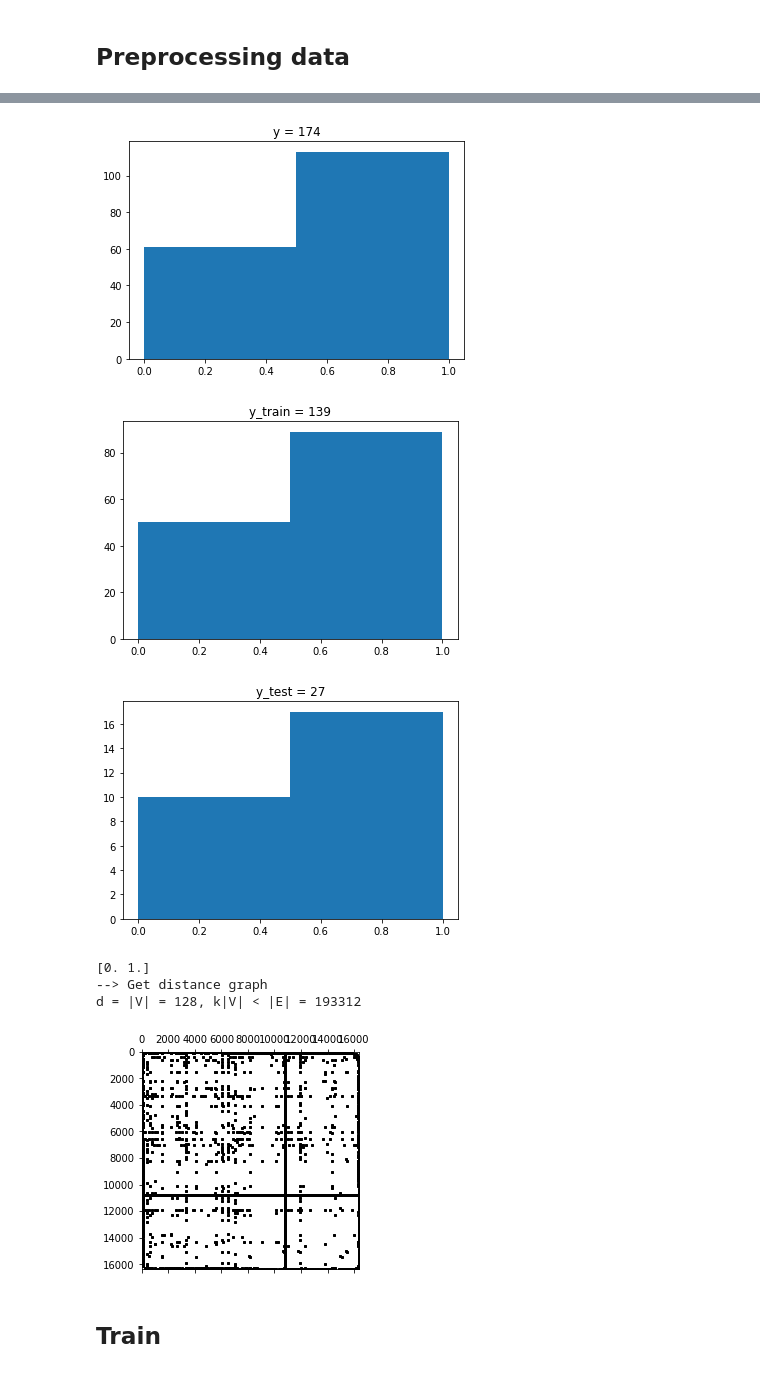
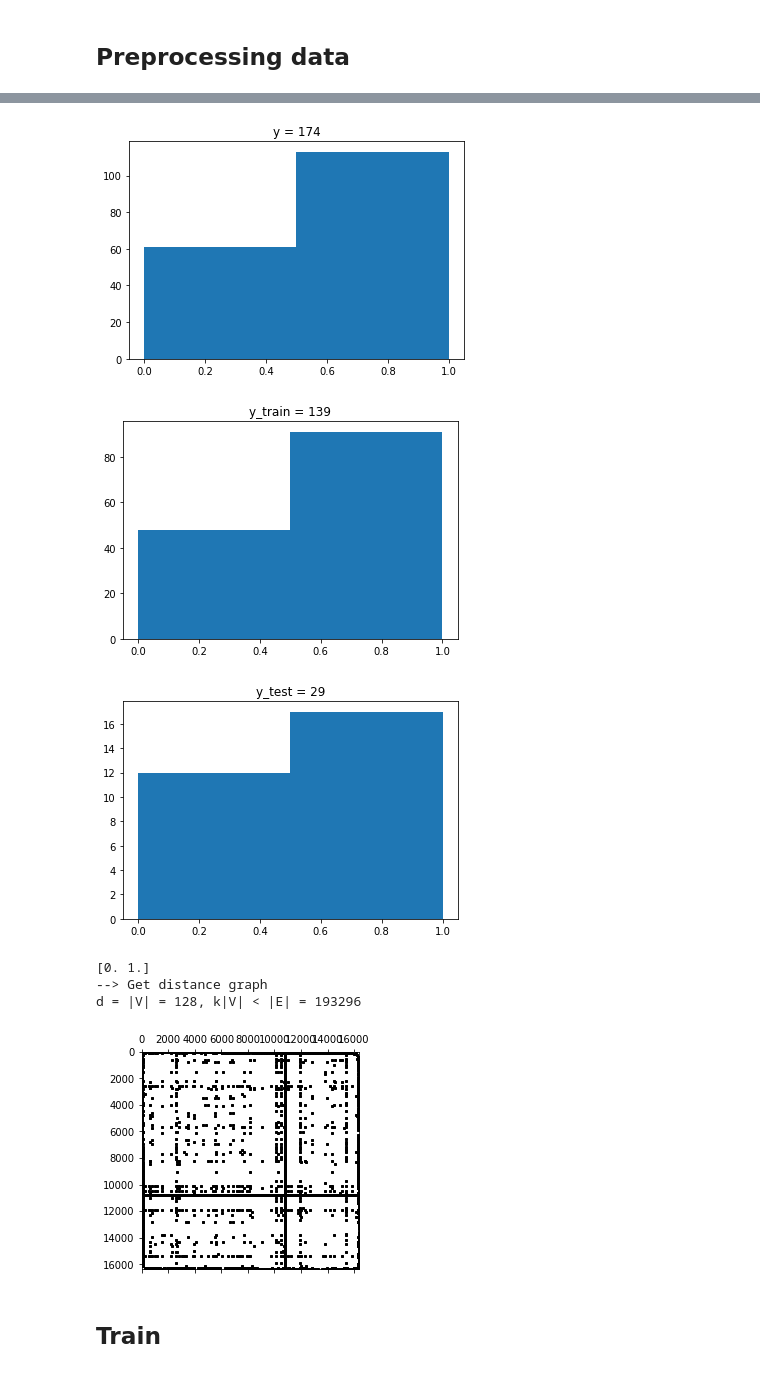
Before and after one commit to allnes/age_classifier, a Jupyter notebook: dna_problem/ASW_GWD.ipynb, the cells around one changed output, grey strips where cells are left out. Cells and saved outputs as stored; diff of their text form; code cells hidden in the pictures.

```diff
--- a/dna_problem/ASW_GWD.ipynb
+++ b/dna_problem/ASW_GWD.ipynb
@@ -87,7 +92,7 @@ X, y = shuffle(X, y)
 
 print('--> Reshape data')
 n_train = (num_samples * 4) // 5
-n_val = num_samples // 20
+n_val = num_samples // 25
 
 X_train = X[:n_train]
 X_val   = X[n_train:n_train+n_val]
@@ -122,37 +127,37 @@ def save_dump():
         idx = np.argsort(d)[:, 1:k+1]
         d.sort()
         d = d[:, 1:k+1]
         return d, idx
 
 
     dist, idx = distance_sklearn_metrics(X_train.T)
     A = graph.adjacency(dist, idx).astype(np.float32)
 
     PATH_DUMP_DATA = PATH_PROJECT + 'DATA/DNA_DATA/dump/{}_dump.npz'.format(name_region)
     scipy.sparse.save_npz(PATH_DUMP_DATA, A)
 
 if flag_save_dump:
     save_dump()
 
 PATH_DUMP_LOAD_DATA = PATH_PROJECT + 'DATA/DNA_DATA/dump/{}_dump.npz'.format(name_region)
 A = scipy.sparse.load_npz(PATH_DUMP_LOAD_DATA)
 
 
 print('d = |V| = {}, k|V| < |E| = {}'.format(zip_size, A.nnz))
 plt.spy(A, markersize=2, color='black');
 # %% [output]
 (174, 16384)
 ['arr_0', 'arr_1']
 (174, 16384)
 (174,)
 --> Reshape data
 [figure]
-[figure, old version]
+[figure, new version]
-[figure, old version]
+[figure, new version]
 [0. 1.]
 --> Get distance graph
-d = |V| = 128, k|V| < |E| = 193312
+d = |V| = 128, k|V| < |E| = 193296
-[figure, old version]
+[figure, new version]
 # %% [markdown]
 ## Train
 # %%
```
Also changed, not shown: parts of 8 cells of this notebook.
